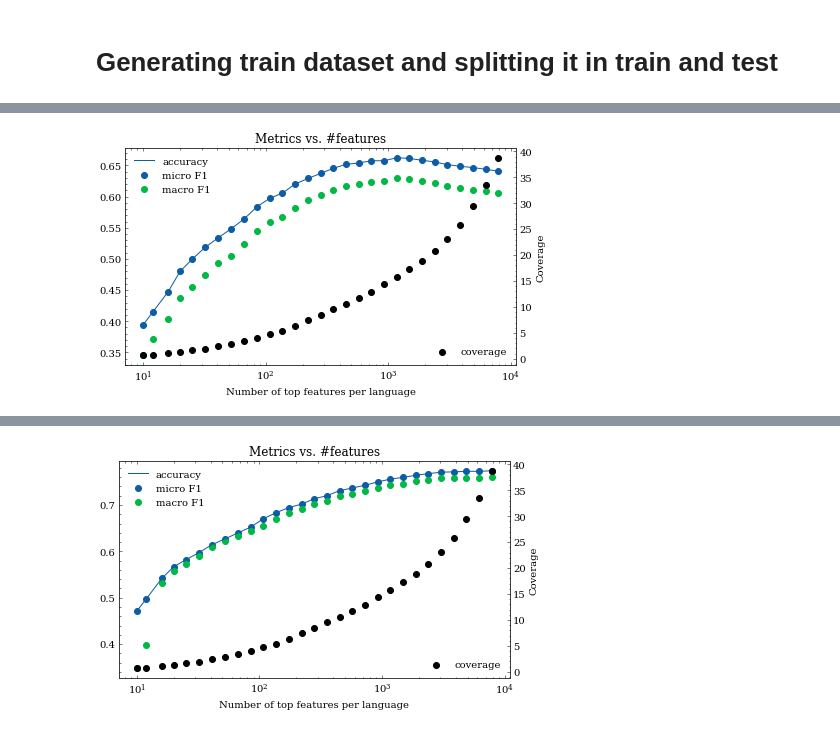
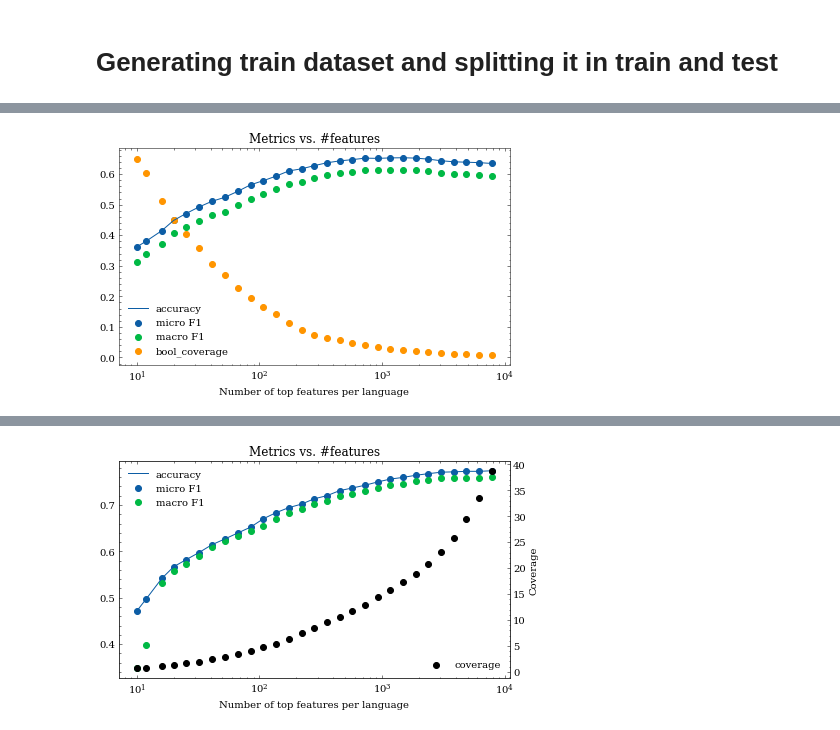
Before and after one commit to 5roop/task4, a Jupyter notebook: 20_retesting_in_domain_performance.ipynb, the cells around one changed output, grey strips where cells are left out. Saved outputs shown, nothing was run; the diff lists cells and outputs as text; code cells hidden in the pictures.

Commit message:
Add bool coverage to results, rerun with new ME webdata

```diff
--- a/20_retesting_in_domain_performance.ipynb
+++ b/20_retesting_in_domain_performance.ipynb
@@ -14,7 +14,7 @@ logging.basicConfig(format="%(asctime)s - %(message)s", level=logging.INFO)
 # %%
 texts, labels = list(), list()
 
-files = ["bswac_tail_pp", "cnrwac_tail_pp_corrected", "hrwac_tail_pp", "srwac_tail_pp"]
+files = ["bswac_tail_pp", "cnrwac_tail_pp_corrected_2", "hrwac_tail_pp", "srwac_tail_pp"]
 
 langs = ["bs", "me", "hr", "sr"]
 
@@ -91,8 +82,13 @@ def get_stats(N: int, train=train, eval_df=eval_df, clf=clf):
     acc = accuracy_score(y_true, y_pred)
     cm = confusion_matrix(y_true, y_pred, labels=LABELS)
     bool_coverage = eval_df.coverage.value_counts()[0]
+    per_lang_bool_coverage = {lang: bool_cov for lang, boolcov in (
+        eval_df.labels.unique(),
+        eval_df.loc[eval_df.labels==l].coverage.value_counts()[0]
+    )}
     return {"N": N, "microF1": micro, "macroF1": macro, "accuracy": acc, "cm": cm,
-    "coverage": average_coverage, "clf": clf.__str__(), "bool_coverage": bool_coverage}
+    "coverage": average_coverage, "clf": clf.__str__(), "bool_coverage": bool_coverage,
+    "bool_coverage_ratio": bool_coverage/len(y_true)}
 # %%
 Ns = np.logspace(1, 4, 30, dtype=np.int)
 results = list()
@@ -151,29 +147,24 @@ rezdf
 # %%
 import matplotlib.pyplot as plt
 plt.style.use(["science", "no-latex"])
 
 plt.figure(figsize=(7, 4))
 plt.scatter(rezdf.index, rezdf["microF1"],label="micro F1")
 
 plt.scatter(rezdf.index, rezdf["macroF1"],label="macro F1")
 
 plt.plot(rezdf.index, rezdf["accuracy"],label="accuracy")
+plt.scatter(rezdf.index, rezdf["bool_coverage_ratio"],label="bool_coverage")
 plt.legend()
 plt.xlabel("Number of top features per language")
 
-ax = plt.gca()
-ax2 = plt.twinx()
-
-ax2.scatter(rezdf.index, rezdf["coverage"], label="coverage", c="k")
-ax2.set_ylabel("Coverage")
-ax2.legend(loc="lower right")
 
 plt.title("Metrics vs. #features")
 plt.semilogx()
 plt.savefig("images/20_in_domain_coverage_NB.png")
 plt.show()
 # %% [output]
-[figure, old version]
+[figure, new version]
 # %%
 from sklearn.svm import LinearSVC
 clf_lin_svc = LinearSVC(dual=False)
```
Also changed, not shown: parts of 4 cells of this notebook, 3 other files.
